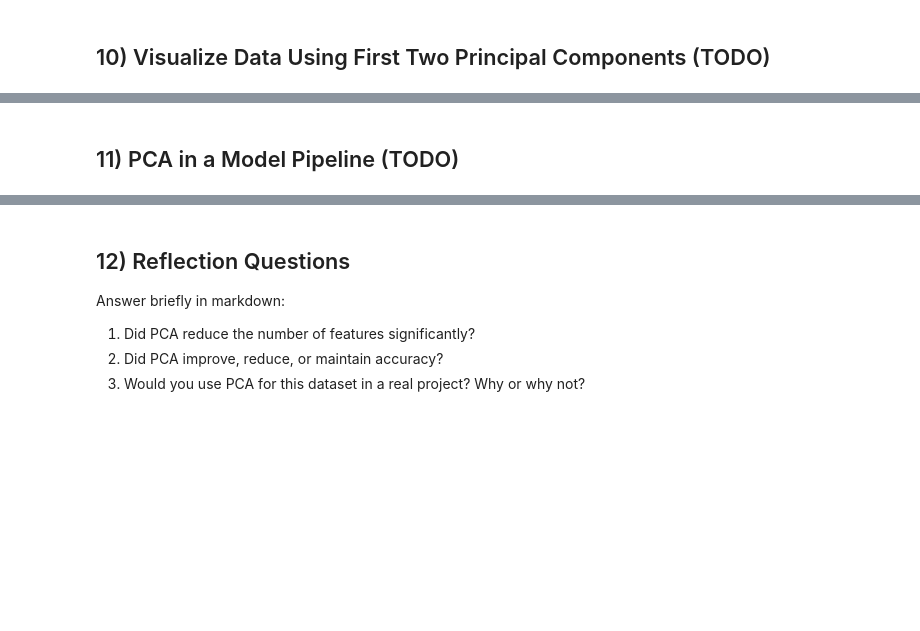
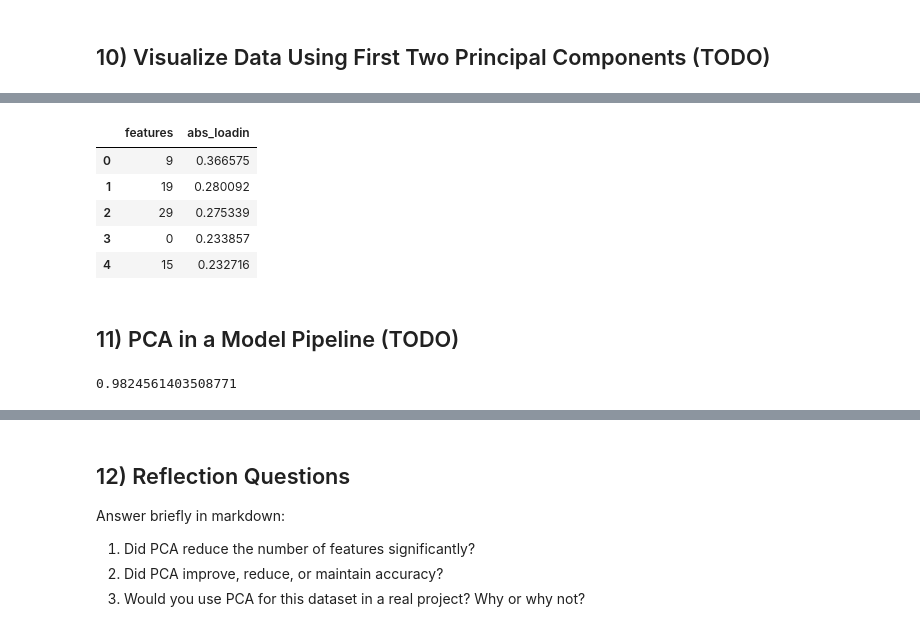
Before and after one commit to sonjoy1s/ML, a Jupyter notebook: Module_24_PCA_Practice.ipynb, the cells around one changed output, grey strips where cells are left out. Drawn from its saved outputs; the diff is of its cells as text; code cells hidden in the pictures; blank space fills up the shorter version.

```diff
--- a/Module_24_PCA_Practice.ipynb
+++ b/Module_24_PCA_Practice.ipynb
@@ -252,3 +268,13 @@ loadings.head(9)
+# %%
+top_pc2 = top_loadings_for_pc(loadings, "PC2", top_n=5)
+top_pc2
+# %% [output]
+|  | features | abs_loadin |
+| 0 | 9 | 0.366575 |
+| 1 | 19 | 0.280092 |
+| 2 | 29 | 0.275339 |
+| 3 | 0 | 0.233857 |
+| 4 | 15 | 0.232716 |
 # %% [markdown]
 
 ## 11) PCA in a Model Pipeline (TODO)
@@ -256,0 +283,13 @@ loadings.head(9)
+# %%
+pipe_no_pca = Pipeline([
+    ("scaler", StandardScaler()),
+    ("clf", LogisticRegression(max_iter=500))
+])
+
+pipe_no_pca.fit(X_train, y_train)
+pred_no_pca = pipe_no_pca.predict(X_test)
+
+acc_no_pca = accuracy_score(y_test, pred_no_pca)
+acc_no_pca
+# %% [output]
+0.9824561403508771
```
Also changed, not shown: parts of 10 cells of this notebook.
